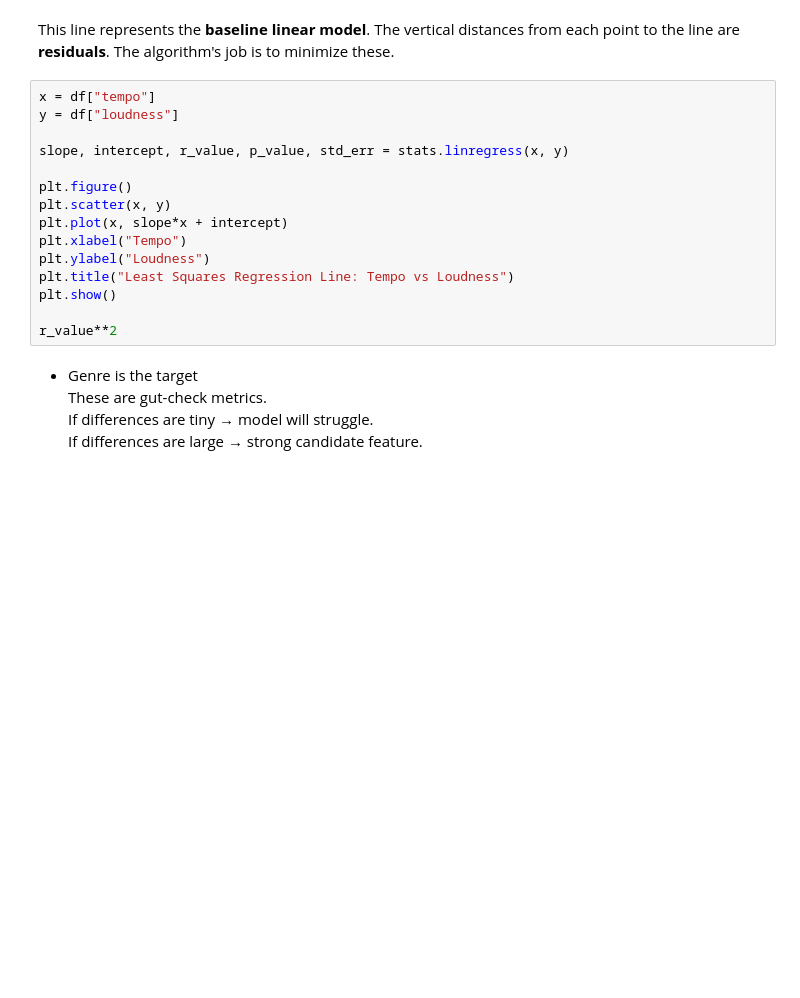
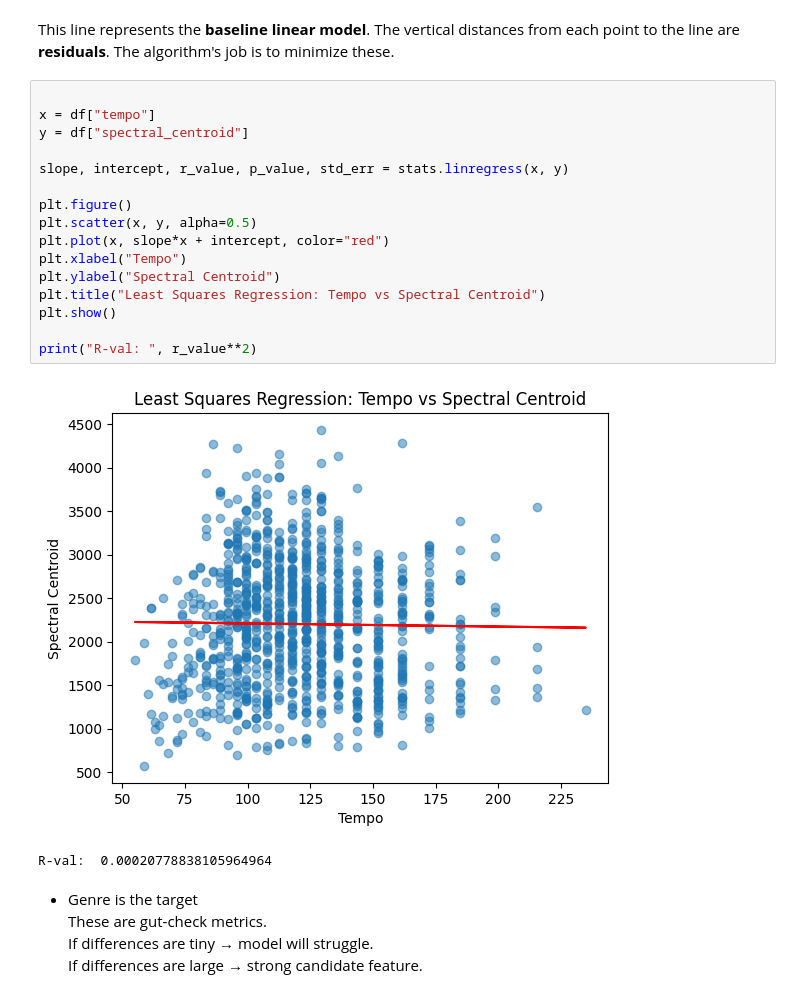
Before and after one commit to RED-40-max/ML-concepts, a Jupyter notebook: p2.ipynb, the cells around one changed output. Saved outputs shown, nothing was run; the diff lists cells and outputs as text; blank space fills up the shorter version.

```diff
--- a/p2.ipynb
+++ b/p2.ipynb
@@ -78,20 +99,24 @@ This line represents the **baseline linear model**.
 The vertical distances from each point to the line are **residuals**.
 The algorithm's job is to minimize these.
 # %%
+
 x = df["tempo"]
-y = df["loudness"]
+y = df["spectral_centroid"]
 
 slope, intercept, r_value, p_value, std_err = stats.linregress(x, y)
 
 plt.figure()
-plt.scatter(x, y)
-plt.plot(x, slope*x + intercept)
+plt.scatter(x, y, alpha=0.5)
+plt.plot(x, slope*x + intercept, color="red")
 plt.xlabel("Tempo")
-plt.ylabel("Loudness")
-plt.title("Least Squares Regression Line: Tempo vs Loudness")
+plt.ylabel("Spectral Centroid")
+plt.title("Least Squares Regression: Tempo vs Spectral Centroid")
 plt.show()
 
-r_value**2
+print("R-val: ", r_value**2)
+# %% [output]
+[figure, added]
+R-val:  0.00020778838105964964
 # %% [markdown]
 - Genre is the target <br>
 These are gut-check metrics.<br>
```
Also changed, not shown: parts of 13 cells of this notebook.
